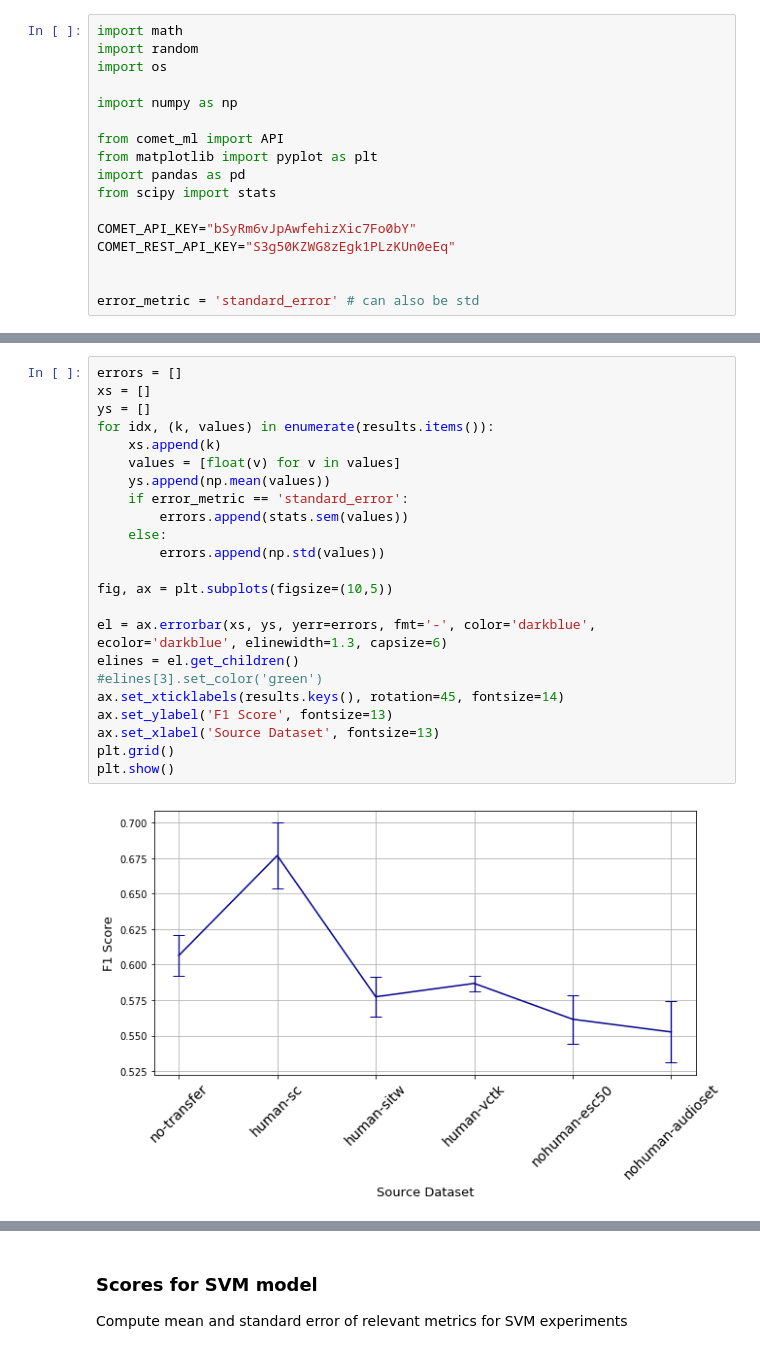
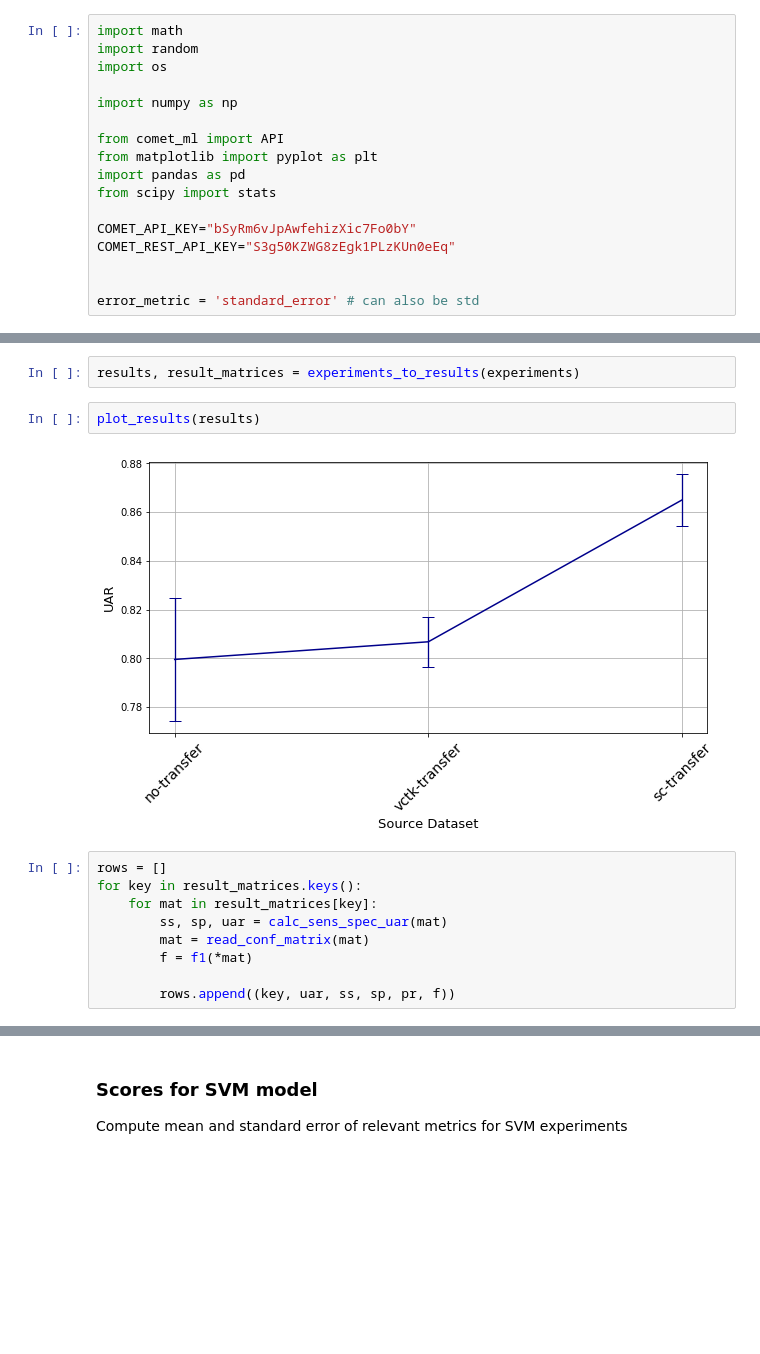
Before and after one commit to onucharles/transfer-learning-adult-to-infant-speech, a Jupyter notebook: experiments/notebooks/Chillanto plots.ipynb, the cells around one changed output, grey strips where cells are left out. Saved outputs shown, nothing was run; the diff lists cells and outputs as text; blank space fills up the shorter version.

```diff
--- a/experiments/notebooks/Chillanto plots.ipynb
+++ b/experiments/notebooks/Chillanto plots.ipynb
@@ -131,26 +178,16 @@ for exp in experiments:
-# %%
-errors = []
-xs = []
-ys = []
-for idx, (k, values) in enumerate(results.items()):
-    xs.append(k)
-    values = [float(v) for v in values]
-    ys.append(np.mean(values))
-    if error_metric == 'standard_error':
-        errors.append(stats.sem(values))
-    else:
-        errors.append(np.std(values))
-
-fig, ax = plt.subplots(figsize=(10,5))
-
-el = ax.errorbar(xs, ys, yerr=errors, fmt='-', color='darkblue', ecolor='darkblue', elinewidth=1.3, capsize=6)
-elines = el.get_children()
-#elines[3].set_color('green')
-ax.set_xticklabels(results.keys(), rotation=45, fontsize=14)
-ax.set_ylabel('F1 Score', fontsize=13)
-ax.set_xlabel('Source Dataset', fontsize=13)
-plt.grid()
-plt.show()
-# %% [output]
-[figure, removed]
+# %%
+results, result_matrices = experiments_to_results(experiments)
+# %%
+plot_results(results)
+# %% [output]
+[figure, added]
+# %%
+rows = []
+for key in result_matrices.keys():
+    for mat in result_matrices[key]:
+        ss, sp, uar = calc_sens_spec_uar(mat)
+        mat = read_conf_matrix(mat)
+        f = f1(*mat)
+
+        rows.append((key, uar, ss, sp, pr, f))
 # %%
```
Also changed, not shown: parts of 12 cells of this notebook.
